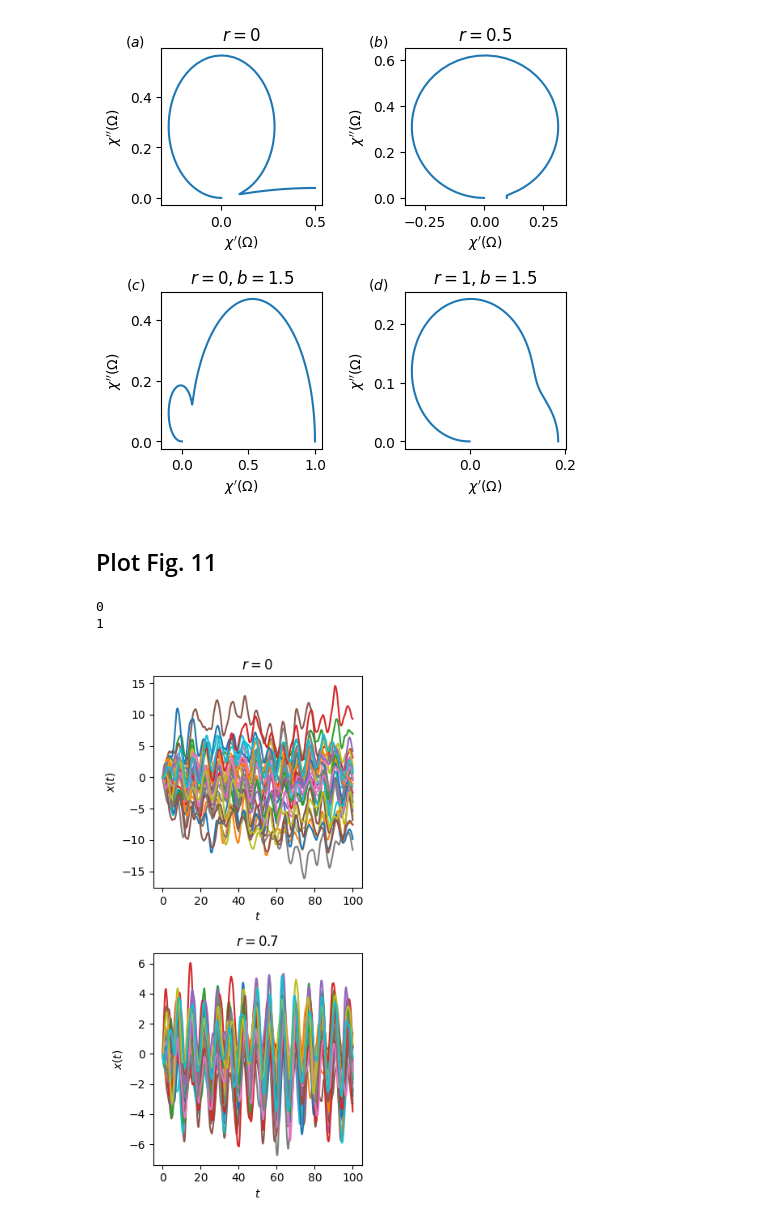
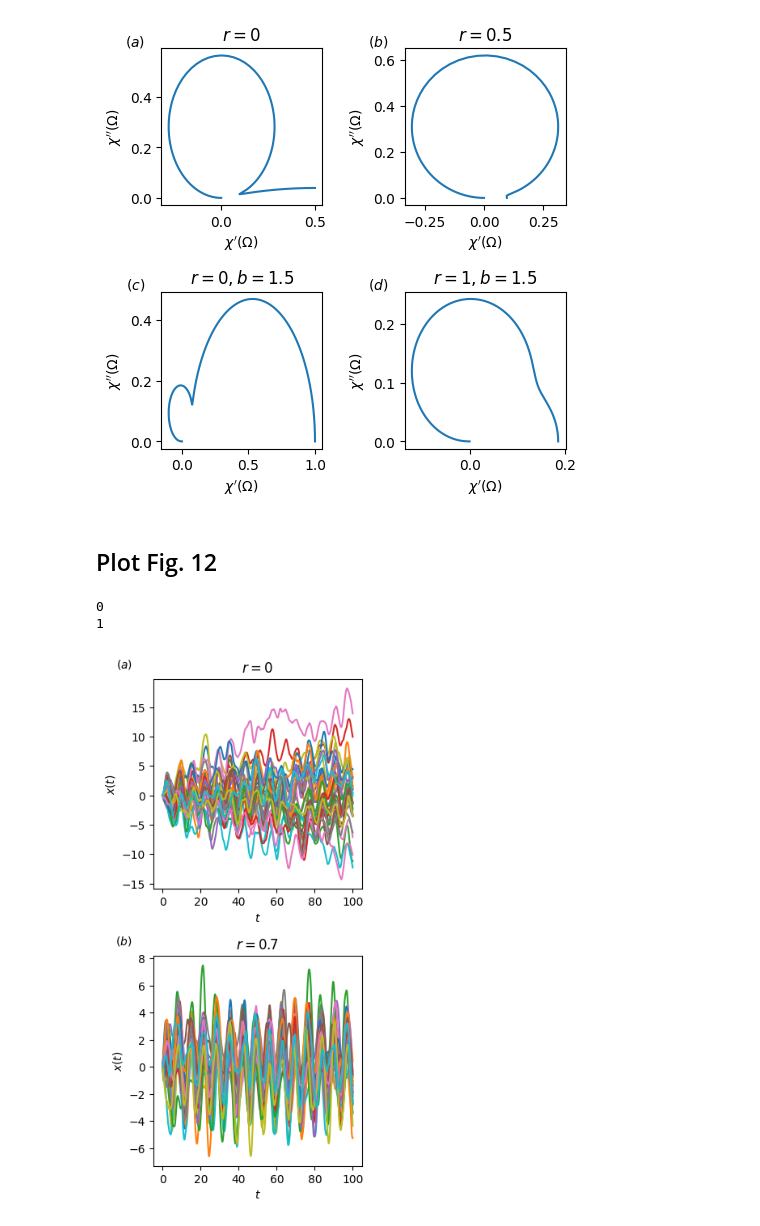
Before and after one commit to pero-jolak/generalized-langevin-equation, a Jupyter notebook: plot_figures.ipynb, the cells around one changed output. Cells and saved outputs as stored; diff of their text form; code cells hidden in the pictures.

```diff
--- a/plot_figures.ipynb
+++ b/plot_figures.ipynb
@@ -402,7 +560,7 @@ kind = 'response'
 omega = 0.5
 Omega = np.linspace(0.1,2,1000)
 
-fig, (ax1, ax2) = plt.subplots(1,2, figsize=(7,3.5)) # 3.5 x 7 #
+fig, (ax1, ax2) = plt.subplots(2,1, figsize=(3.5, 7)) # 3.5 x 7 #
 
 rs = [0, 0, 0, 0]
 bs = [0, 0.5, 1, 1.5]
@@ -457,11 +615,13 @@ plt.savefig("sr-b_w05.pdf", bbox_inches='tight')
 # %%
-def response(Omega, alpha, r, omega, b):
+from scipy.optimize import minimize_scalar
+
+def func(Omega, alpha, r, omega, b):
     return np.abs(1 / ((-1j * Omega + r) * (-1j * Omega + r + b)**(alpha - 1) - Omega**2 + omega**2))
 
-def max_Omega(alpha, r, omega, b):
+def find_max_Omega(alpha, r, omega, b):
 
     def neg_func(Omega):
-        return -response(Omega, alpha, r, omega, b)
+        return -func(Omega, alpha, r, omega, b)
 
     result = minimize_scalar(neg_func, bounds=(0, 10), method='bounded')
     max_Omega = result.x
@@ -479,12 +639,12 @@ for a, alpha in enumerate(alpha_values):
     for i, b in enumerate(b_values):
         for j, r in enumerate(r_values):
 
-            if max_Omega(alpha, r, omega, b) > 0.1:
+            if find_max_Omega(alpha, r, omega, b) > 0.1:
                 max_Omegas[i, j, a] = 1
             else:
                 max_Omegas[i, j, a] = 0
 
-            max_omegas_2[i,j,a] = max_Omega(alpha, r, omega, b)
+            max_omegas_2[i,j,a] = find_max_Omega(alpha, r, omega, b)
 
 X, Y = np.meshgrid(r_values, b_values)
 # %%
@@ -759,8 +927,14 @@ fig.savefig("fig_cole_cole.pdf", bbox_inches='tight')
 # %% [output]
 [figure]
 # %% [markdown]
-## Plot Fig. 11
+## Plot Fig. 12
 # %%
+from scipy.special import gamma
+import scipy
+import scipy.special as sp
+from scipy.integrate import quad
+from scipy.optimize import minimize
+
 alpha = 0.5
 N = 25
 gamma_scale = 1
@@ -773,7 +947,7 @@ b = 0
 trajs = 30
 w=0
 A_0 = 1
-omega_drive = 0.9159159159159158
+omega_drive = 0.92
 rs = [0,0.7]
 X_Vecs = np.zeros((steps,trajs,len(rs)))
 
@@ -785,6 +959,7 @@ tau_i = np.logspace(np.log10(tau_min), np.log10(tau_max), N)
 
 t_fit = np.logspace(-3, np.log10(Tmax), 1000)
 
+# Define gamma(t)
 def gamma_t(t, alpha, b):
     if t == 0:
         return np.inf
@@ -812,7 +987,7 @@ for r_iter,r in enumerate(rs):
 
     c_init = np.ones(N)
 
-    bounds = [(0, None) for _ in range(N)]
+    bounds = [(0, None) for _ in range(N)]  # c_i >= 0
 
     result = minimize(objective, c_init, bounds=bounds, method='L-BFGS-B')
 
@@ -851,20 +1026,27 @@ for r_iter,r in enumerate(rs):
 # %%
 t_grid = np.linspace(dt,100,steps)
 # %%
-fig, (ax1,ax2) = plt.subplots(2,1, figsize=(3.5,7))
+fig, (ax1, ax2) = plt.subplots(2,1, figsize=(3.5,7))
 
 ax1.plot(t_grid,X_Vecs[:,:,0])
 ax1.set_title('$r=0$')
 ax1.set_xlabel('$t$')
 ax1.set_ylabel('$x(t)$')
 
 ax2.plot(t_grid,X_Vecs[:,:,1])
 ax2.set_title('$r=0.7$')
 ax2.set_xlabel('$t$')
 ax2.set_ylabel('$x(t)$')
 
+axs = [ax1, ax2]
+
+labels = ['$(a)$', '$(b)$']
+for i, ax in enumerate(axs):
+    ax.text(-0.1, 1.1, labels[i], transform=ax.transAxes,
+            fontsize=10, va='top', ha='right')
+
 fig.tight_layout()
 
 fig.savefig("fig_trajs.pdf", bbox_inches='tight')
 # %% [output]
-[figure, old version]
+[figure, new version]
```
Also changed, not shown: parts of 19 cells of this notebook.
